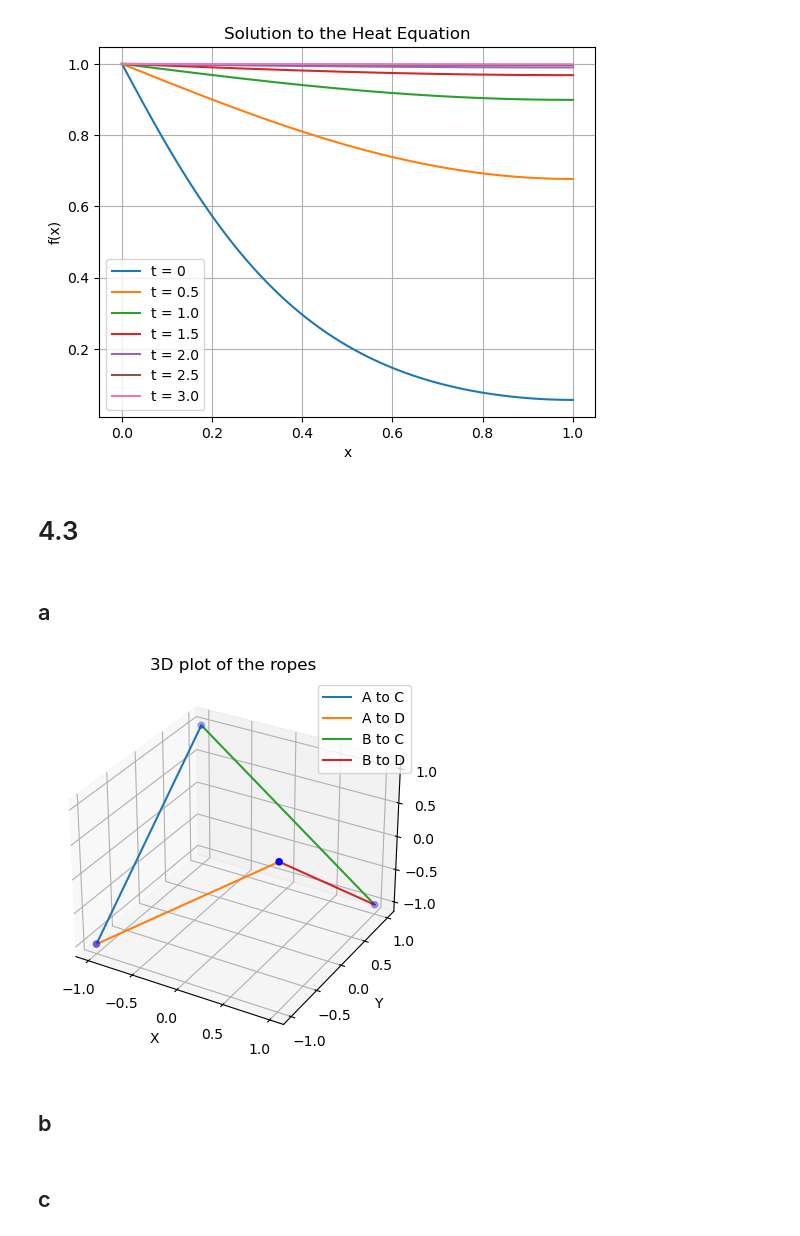
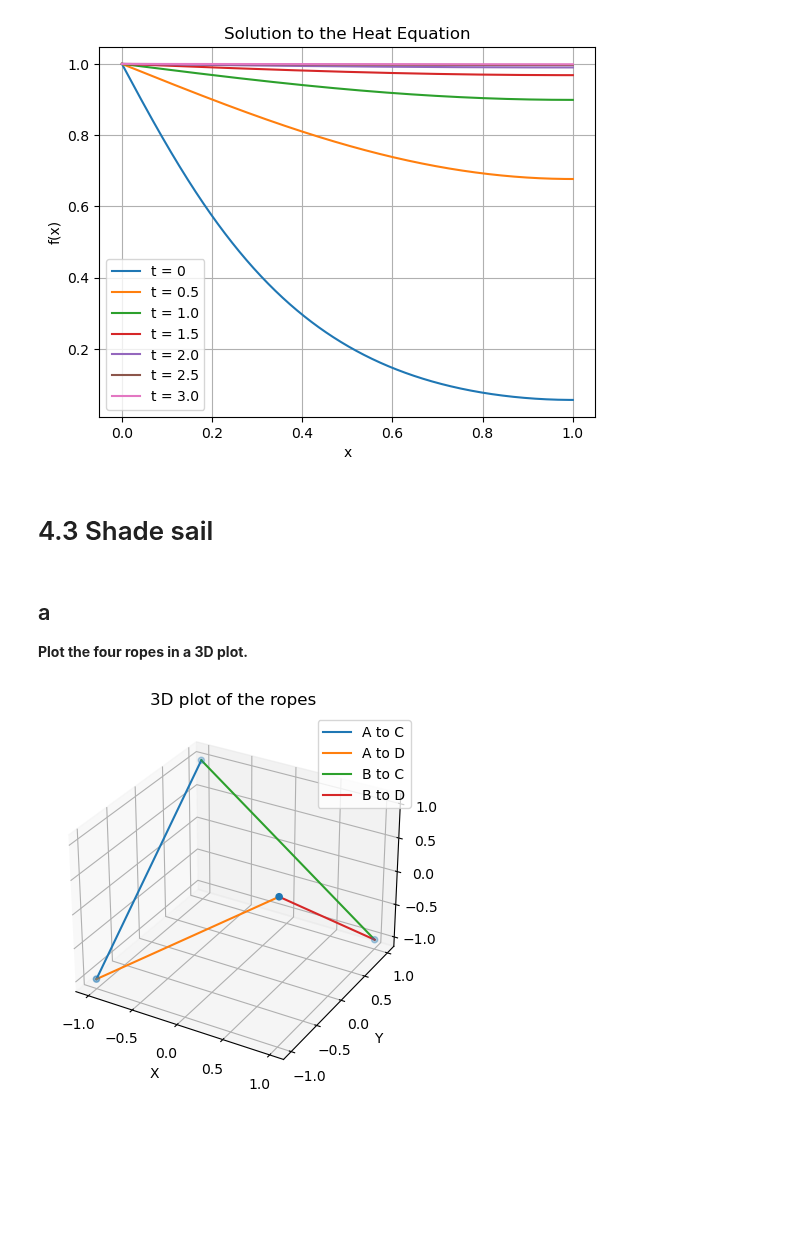
Before and after one commit to Katikistan/NumeP, a Jupyter notebook: week2/week2.ipynb, the cells around one changed output. Drawn from its saved outputs; the diff is of its cells as text; code cells hidden in the pictures; blank space fills up the shorter version.

```diff
--- a/week2/week2.ipynb
+++ b/week2/week2.ipynb
@@ -143,38 +192,39 @@ heat_equation(dt = 0.05, t_values = [0, 0.5, 1.0, 1.5, 2.0, 2.5, 3.0])
 # %% [output]
 [figure]
 # %% [markdown]
-# 4.3
+# 4.3 Shade sail
-# %% [markdown]
-## a
+# %% [markdown]
+## a
+**Plot the four ropes in a 3D plot.**
 # %%
 import numpy as np
 import matplotlib.pyplot as plt
 
-# (a) Plot the four ropes in a 3D plot
-A = np.array([-1, -1, -1])
-B = np.array([1, 1, -1])
-C = np.array([-1, 1, 1])
-D = np.array([1, -1, 1])
+def plot_ropes(ax):
+    A = np.array([-1, -1, -1])
+    B = np.array([1, 1, -1])
+    C = np.array([-1, 1, 1])
+    D = np.array([1, -1, 1])
 
-# Plotting the ropes
+    # Plotting the ropes
+    ax.plot([A[0], C[0]], [A[1], C[1]], [A[2], C[2]], label='A to C')
+    ax.plot([A[0], D[0]], [A[1], D[1]], [A[2], D[2]], label='A to D')
+    ax.plot([B[0], C[0]], [B[1], C[1]], [B[2], C[2]], label='B to C')
+    ax.plot([B[0], D[0]], [B[1], D[1]], [B[2], D[2]], label='B to D')
+    ax.legend()
+
+    ax.scatter([A[0], B[0], C[0], D[0]], [A[1],
+    B[1], C[1], D[1]], [A[2], B[2], C[2], D[2]])
+
+    ax.set_xlabel('X')
+    ax.set_ylabel('Y')
+    ax.set_zlabel('Z')
+
 fig = plt.figure()
 ax = fig.add_subplot(111, projection='3d')
-ax.plot([A[0], C[0]], [A[1], C[1]], [A[2], C[2]], label='A to C')
-ax.plot([A[0], D[0]], [A[1], D[1]], [A[2], D[2]], label='A to D')
-ax.plot([B[0], C[0]], [B[1], C[1]], [B[2], C[2]], label='B to C')
-ax.plot([B[0], D[0]], [B[1], D[1]], [B[2], D[2]], label='B to D')
-ax.legend()
+plot_ropes(ax)
+ax.set_title('3D plot of the ropes')
 
-ax.scatter([A[0], B[0], C[0], D[0]], [A[1], B[1], C[1], D[1]], [A[2], B[2], C[2], D[2]], color='blue')
-
-ax.set_xlabel('X')
-ax.set_ylabel('Y')
-ax.set_zlabel('Z')
-ax.set_title('3D plot of the ropes')
 plt.show()
 # %% [output]
-[figure, old version]
+[figure, new version]
-# %% [markdown]
-## b
-# %% [markdown]
-## c
```
Also changed, not shown: parts of 25 cells of this notebook, 2 other files.
